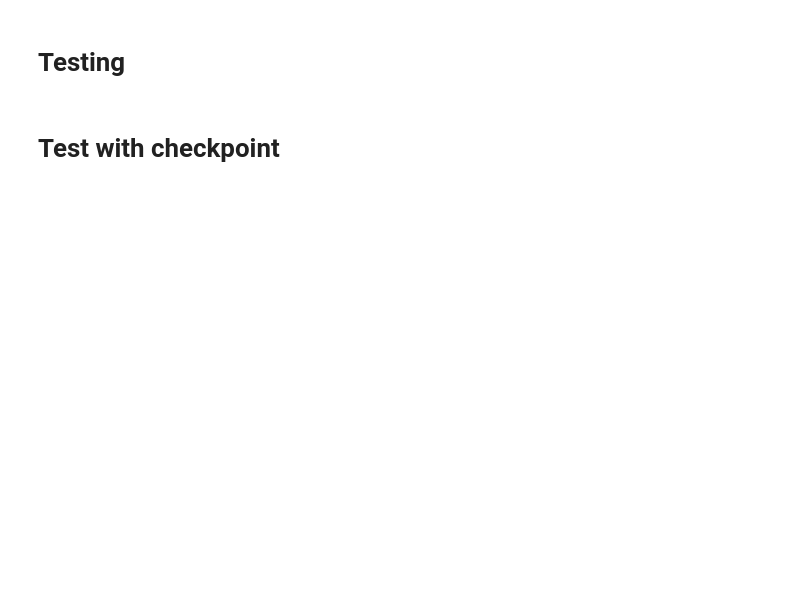
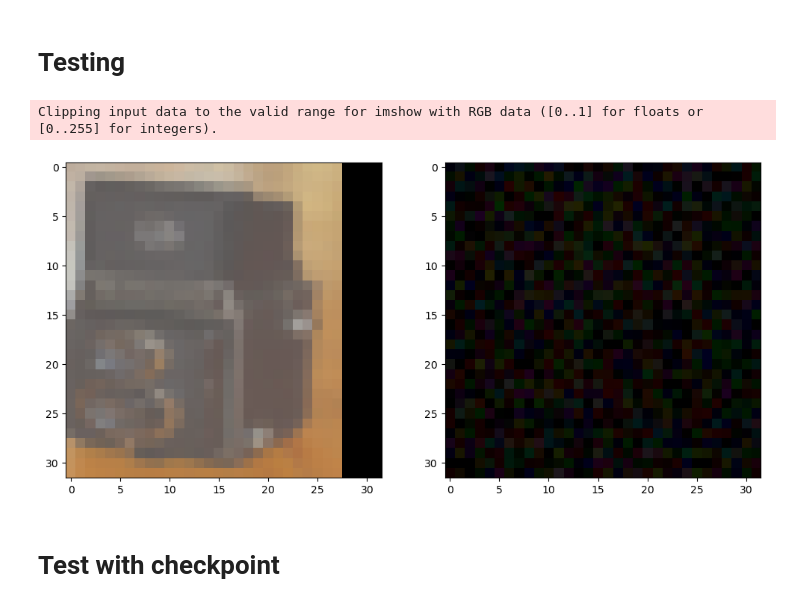
Before and after one commit to minsuk00/BrainDecoder, a Jupyter notebook: notebook/pixel_level_semantics.ipynb, the cells around one changed output. Saved outputs shown, nothing was run; the diff lists cells and outputs as text; code cells hidden in the pictures; blank space fills up the shorter version.

```diff
--- a/notebook/pixel_level_semantics.ipynb
+++ b/notebook/pixel_level_semantics.ipynb
@@ -303,15 +315,25 @@ RuntimeError: linear(): input and weight.T shapes cannot be multiplied (16x49280
 # %% [markdown]
 # Testing
-# %%
-def test(model, eeg):
-    model.eval()
-    img = model.test(eeg)
-    model.train()
-    return img
+# %%
+def test(model, eeg, img):
+    model.eval()
+    gen_img = model.test(eeg)
+    model.train()
+    gen_img = gen_img.squeeze(dim=0).cpu().detach()
+
+    plt.figure(figsize=(12, 16))
+    plt.subplot(1, 2, 1)
+    plt.imshow(img.permute(1, 2, 0))
+    plt.subplot(1, 2, 2)
+    plt.imshow(gen_img.permute(1, 2, 0))
+    plt.show()
 # %%
 eeg, img = loaders["test"].dataset[20]
 
-test(model, eeg)
+test(model, eeg, img)
+# %% [output]
+Clipping input data to the valid range for imshow with RGB data ([0..1] for floats or [0..255] for integers).
+[figure, added]
 # %% [markdown]
 # Test with checkpoint
 # %%
```
Also changed, not shown: parts of 7 cells of this notebook, 2 other files.
